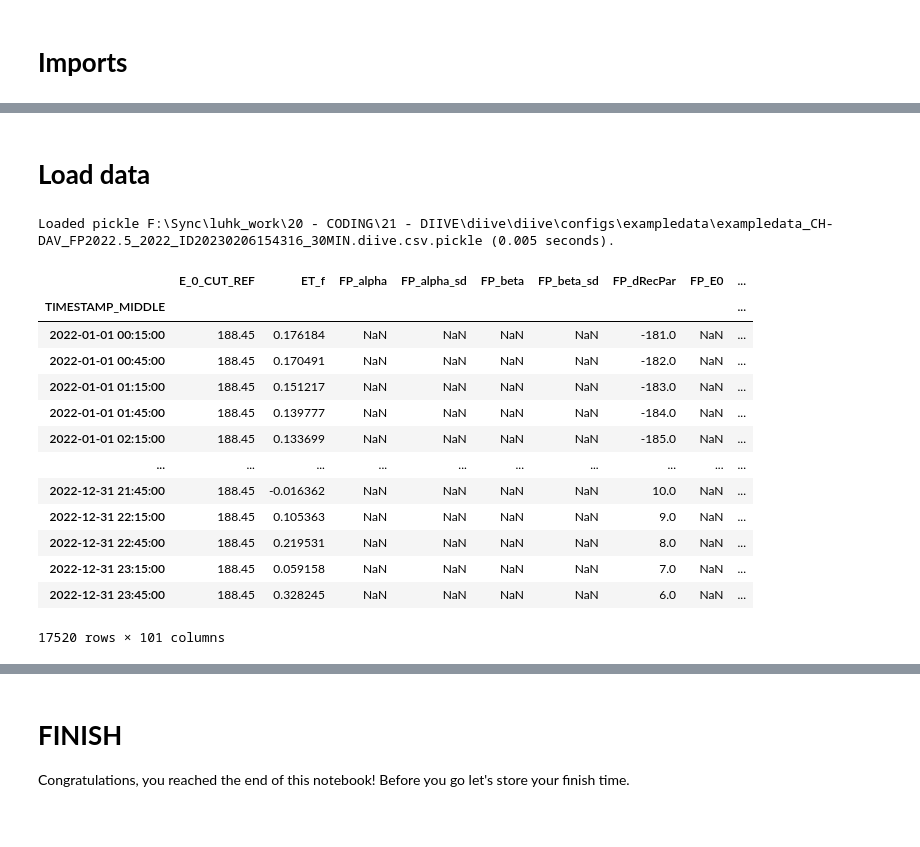
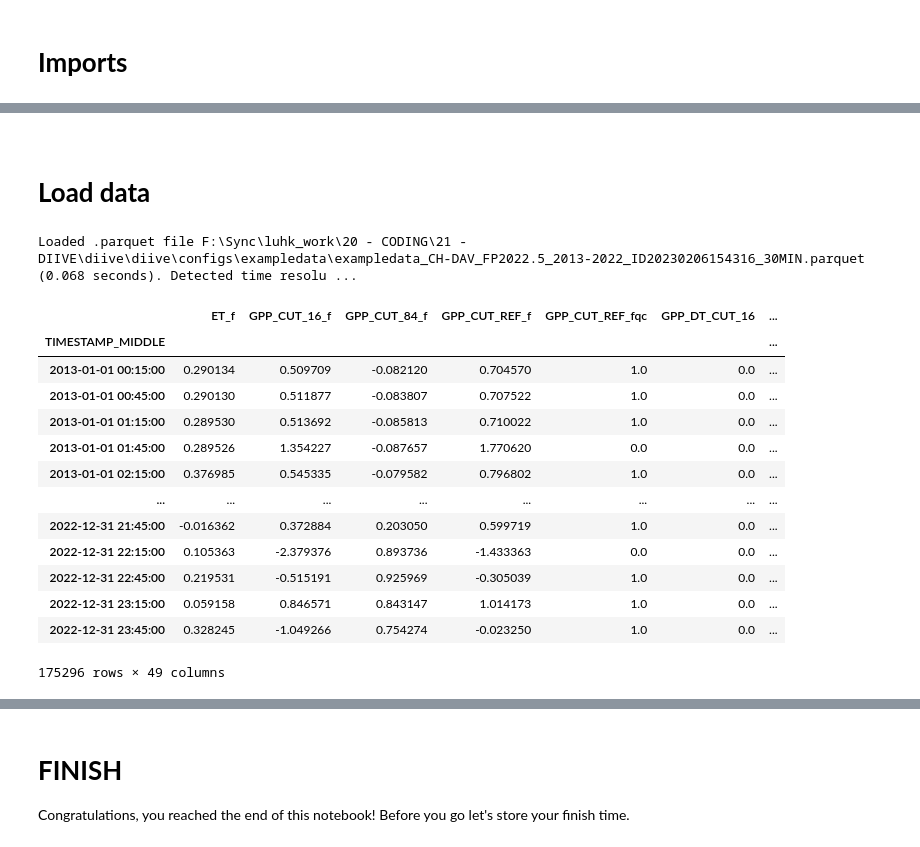
Before and after one commit to holukas/diive, a Jupyter notebook: notebooks/Plotting/TimeSeries.ipynb, the cells around one changed output, grey strips where cells are left out. Cells and saved outputs as stored; diff of their text form; code cells hidden in the pictures.

```diff
--- a/notebooks/Plotting/TimeSeries.ipynb
+++ b/notebooks/Plotting/TimeSeries.ipynb
@@ -29,24 +29,26 @@ diive version: v0.57.0
+# %% [markdown]
+</br>
 # %% [markdown]
 # **Load data**
 # %%
-df = load_exampledata_pickle()
+df = load_exampledata_parquet()
 df
 # %% [output]
-Loaded pickle F:\Sync\luhk_work\20 - CODING\21 - DIIVE\diive\diive\configs\exampledata\exampledata_CH-DAV_FP2022.5_2022_ID20230206154316_30MIN.diive.csv.pickle (0.005 seconds).
+Loaded .parquet file F:\Sync\luhk_work\20 - CODING\21 - DIIVE\diive\diive\configs\exampledata\exampledata_CH-DAV_FP2022.5_2013-2022_ID20230206154316_30MIN.parquet (0.068 seconds). Detected time resolu ...
-|  | E_0_CUT_REF | ET_f | FP_alpha | FP_alpha_sd | FP_beta | FP_beta_sd | FP_dRecPar | FP_E0 | ... |
-| TIMESTAMP_MIDDLE |  |  |  |  |  |  |  |  | ... |
-| 2022-01-01 00:15:00 | 188.45 | 0.176184 | NaN | NaN | NaN | NaN | -181.0 | NaN | ... |
-| 2022-01-01 00:45:00 | 188.45 | 0.170491 | NaN | NaN | NaN | NaN | -182.0 | NaN | ... |
-| 2022-01-01 01:15:00 | 188.45 | 0.151217 | NaN | NaN | NaN | NaN | -183.0 | NaN | ... |
-| 2022-01-01 01:45:00 | 188.45 | 0.139777 | NaN | NaN | NaN | NaN | -184.0 | NaN | ... |
-| 2022-01-01 02:15:00 | 188.45 | 0.133699 | NaN | NaN | NaN | NaN | -185.0 | NaN | ... |
-| ... | ... | ... | ... | ... | ... | ... | ... | ... | ... |
-| 2022-12-31 21:45:00 | 188.45 | -0.016362 | NaN | NaN | NaN | NaN | 10.0 | NaN | ... |
-| 2022-12-31 22:15:00 | 188.45 | 0.105363 | NaN | NaN | NaN | NaN | 9.0 | NaN | ... |
-| 2022-12-31 22:45:00 | 188.45 | 0.219531 | NaN | NaN | NaN | NaN | 8.0 | NaN | ... |
-| 2022-12-31 23:15:00 | 188.45 | 0.059158 | NaN | NaN | NaN | NaN | 7.0 | NaN | ... |
-| 2022-12-31 23:45:00 | 188.45 | 0.328245 | NaN | NaN | NaN | NaN | 6.0 | NaN | ... |
+|  | ET_f | GPP_CUT_16_f | GPP_CUT_84_f | GPP_CUT_REF_f | GPP_CUT_REF_fqc | GPP_DT_CUT_16 | ... |
+| TIMESTAMP_MIDDLE |  |  |  |  |  |  | ... |
+| 2013-01-01 00:15:00 | 0.290134 | 0.509709 | -0.082120 | 0.704570 | 1.0 | 0.0 | ... |
+| 2013-01-01 00:45:00 | 0.290130 | 0.511877 | -0.083807 | 0.707522 | 1.0 | 0.0 | ... |
+| 2013-01-01 01:15:00 | 0.289530 | 0.513692 | -0.085813 | 0.710022 | 1.0 | 0.0 | ... |
+| 2013-01-01 01:45:00 | 0.289526 | 1.354227 | -0.087657 | 1.770620 | 0.0 | 0.0 | ... |
+| 2013-01-01 02:15:00 | 0.376985 | 0.545335 | -0.079582 | 0.796802 | 1.0 | 0.0 | ... |
+| ... | ... | ... | ... | ... | ... | ... | ... |
+| 2022-12-31 21:45:00 | -0.016362 | 0.372884 | 0.203050 | 0.599719 | 1.0 | 0.0 | ... |
+| 2022-12-31 22:15:00 | 0.105363 | -2.379376 | 0.893736 | -1.433363 | 0.0 | 0.0 | ... |
+| 2022-12-31 22:45:00 | 0.219531 | -0.515191 | 0.925969 | -0.305039 | 1.0 | 0.0 | ... |
+| 2022-12-31 23:15:00 | 0.059158 | 0.846571 | 0.843147 | 1.014173 | 1.0 | 0.0 | ... |
+| 2022-12-31 23:45:00 | 0.328245 | -1.049266 | 0.754274 | -0.023250 | 1.0 | 0.0 | ... |
-17520 rows × 101 columns
+175296 rows × 49 columns
 # %%
 series = df['NEE_CUT_REF_orig'].copy()
 series
```
Also changed, not shown: parts of 14 cells of this notebook, 25 other files.
